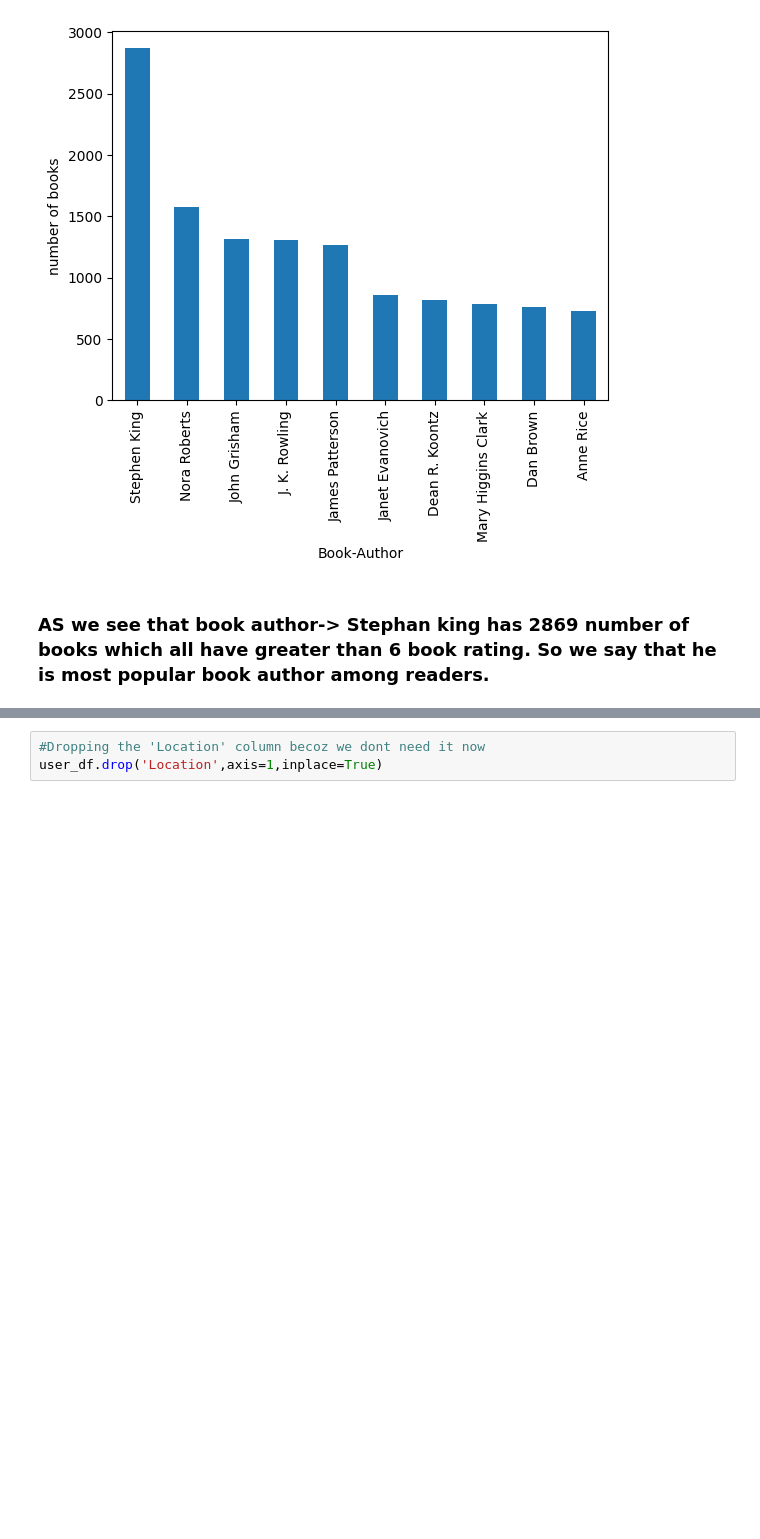
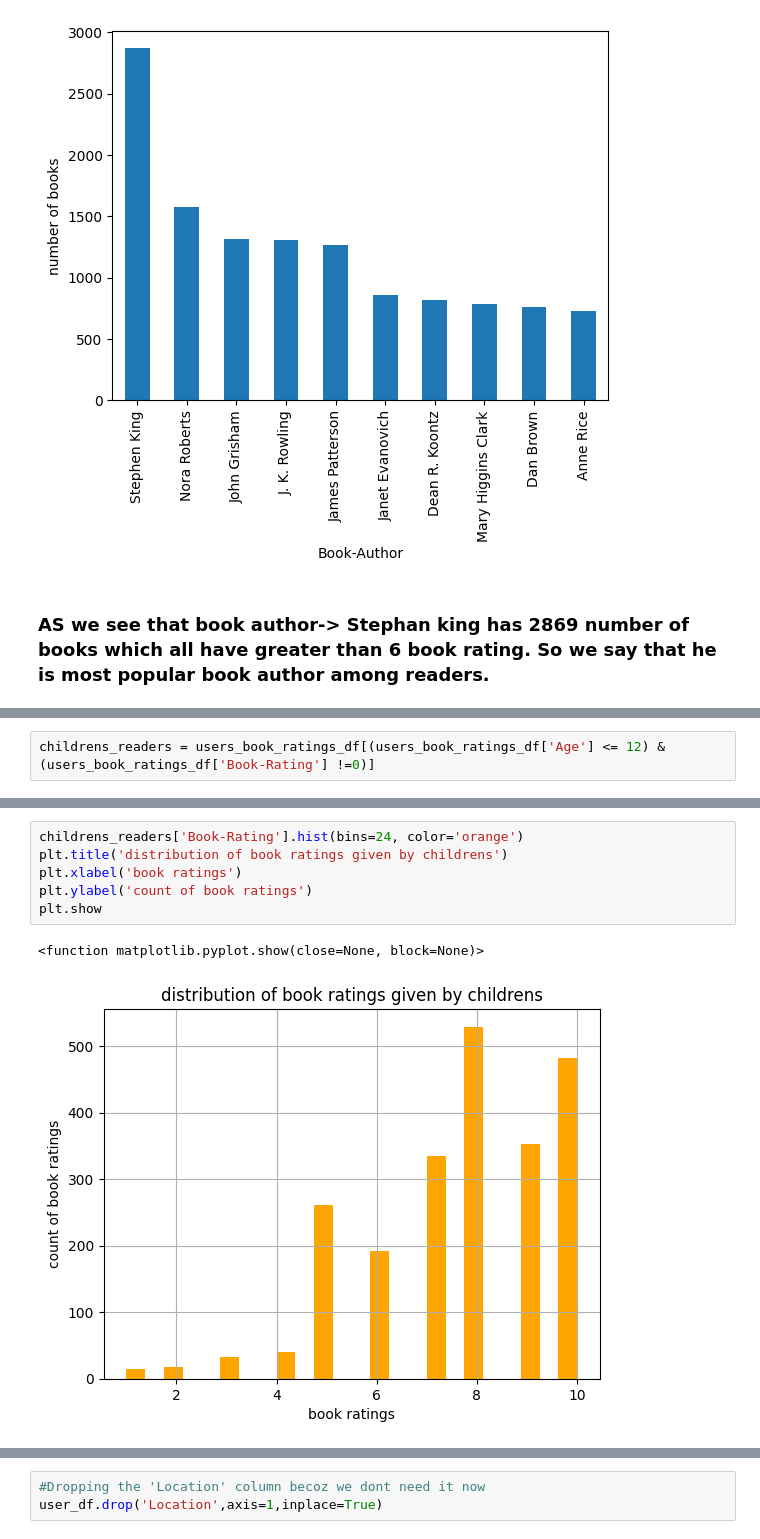
Before and after one commit to Suraj-7077/Unsupervised-ML-Book-Recommendation-system-Model, a Jupyter notebook: Unsupervised_ML_Capstone_Project_IV_.ipynb, the cells around one changed output, grey strips where cells are left out. Drawn from its saved outputs; the diff is of its cells as text; blank space fills up the shorter version.

```diff
--- a/Unsupervised_ML_Capstone_Project_IV_.ipynb
+++ b/Unsupervised_ML_Capstone_Project_IV_.ipynb
@@ -605,0 +501,2 @@ user_df.head()
+# %%
+childrens_readers = users_book_ratings_df[(users_book_ratings_df['Age'] <= 12) & (users_book_ratings_df['Book-Rating'] !=0)]
@@ -605,0 +525,9 @@ user_df.head()
+# %%
+childrens_readers['Book-Rating'].hist(bins=24, color='orange')
+plt.title('distribution of book ratings given by childrens')
+plt.xlabel('book ratings')
+plt.ylabel('count of book ratings')
+plt.show
+# %% [output]
+<function matplotlib.pyplot.show(close=None, block=None)>
+[figure, added]
```
Also changed, not shown: parts of 62 cells of this notebook.
